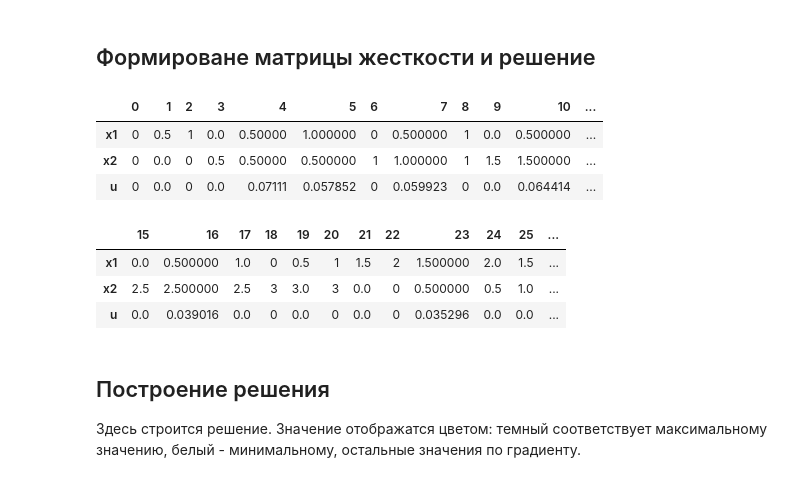
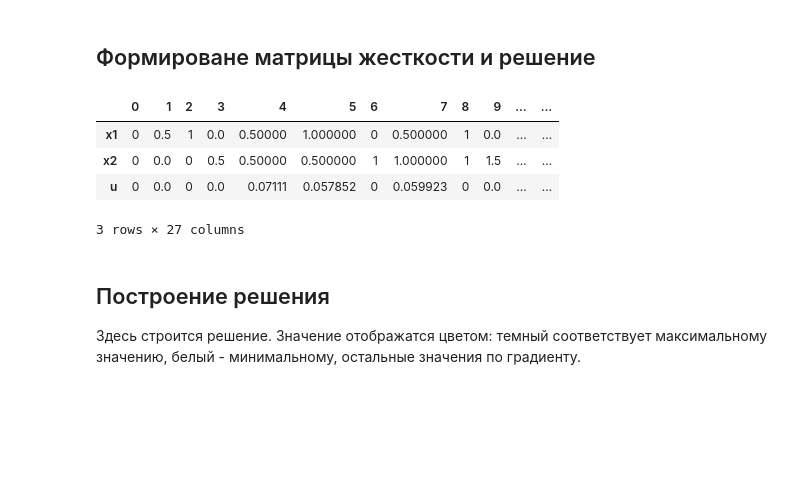
Before and after one commit to nikolaims/appmath-practice-2015, a Jupyter notebook: 11-fem.ipynb, the cells around one changed output. Drawn from its saved outputs; the diff is of its cells as text; code cells hidden in the pictures; blank space fills up the shorter version.

```diff
--- a/11-fem.ipynb
+++ b/11-fem.ipynb
@@ -88,27 +88,23 @@ def localF(r):
 # %%
 def solve():
     K = sum(np.dot(C(r).T, np.dot(localK(r), C(r))) for r in range(tri.simplices.shape[0]))
     f = sum(np.dot(C(r).T, localF(r)) for r in range(tri.simplices.shape[0]))
     for r in range(points.shape[0]):
         if r not in np.arange(0, points.shape[0])[inner_points_index]:
             K[r,:] = 0
             K[:,r] = 0
             K[r,r] = 1
     return np.dot(np.linalg.inv(K),f)
 
 u = solve()
 udata = pd.DataFrame(data=np.array([points[:,0], points[:,1], u]), index=['x1', 'x2', 'u'])
-display(udata.iloc[:,:15])
-display(udata.iloc[:,15:])
+display(udata)
 # %% [output]
-|  | 0 | 1 | 2 | 3 | 4 | 5 | 6 | 7 | 8 | 9 | 10 | ... |
-| x1 | 0 | 0.5 | 1 | 0.0 | 0.50000 | 1.000000 | 0 | 0.500000 | 1 | 0.0 | 0.500000 | ... |
-| x2 | 0 | 0.0 | 0 | 0.5 | 0.50000 | 0.500000 | 1 | 1.000000 | 1 | 1.5 | 1.500000 | ... |
-| u | 0 | 0.0 | 0 | 0.0 | 0.07111 | 0.057852 | 0 | 0.059923 | 0 | 0.0 | 0.064414 | ... |
+|  | 0 | 1 | 2 | 3 | 4 | 5 | 6 | 7 | 8 | 9 | ... | ... |
+| x1 | 0 | 0.5 | 1 | 0.0 | 0.50000 | 1.000000 | 0 | 0.500000 | 1 | 0.0 | ... | ... |
+| x2 | 0 | 0.0 | 0 | 0.5 | 0.50000 | 0.500000 | 1 | 1.000000 | 1 | 1.5 | ... | ... |
+| u | 0 | 0.0 | 0 | 0.0 | 0.07111 | 0.057852 | 0 | 0.059923 | 0 | 0.0 | ... | ... |
-|  | 15 | 16 | 17 | 18 | 19 | 20 | 21 | 22 | 23 | 24 | 25 | ... |
-| x1 | 0.0 | 0.500000 | 1.0 | 0 | 0.5 | 1 | 1.5 | 2 | 1.500000 | 2.0 | 1.5 | ... |
-| x2 | 2.5 | 2.500000 | 2.5 | 3 | 3.0 | 3 | 0.0 | 0 | 0.500000 | 0.5 | 1.0 | ... |
-| u | 0.0 | 0.039016 | 0.0 | 0 | 0.0 | 0 | 0.0 | 0 | 0.035296 | 0.0 | 0.0 | ... |
+3 rows × 27 columns
 # %% [markdown]
 ## Построение решения
 Здесь строится решение. Значение отображатся цветом: темный соответствует максимальному значению, белый - минимальному, остальные значения по градиенту.
```
Also changed, not shown: parts of 1 cell of this notebook.
